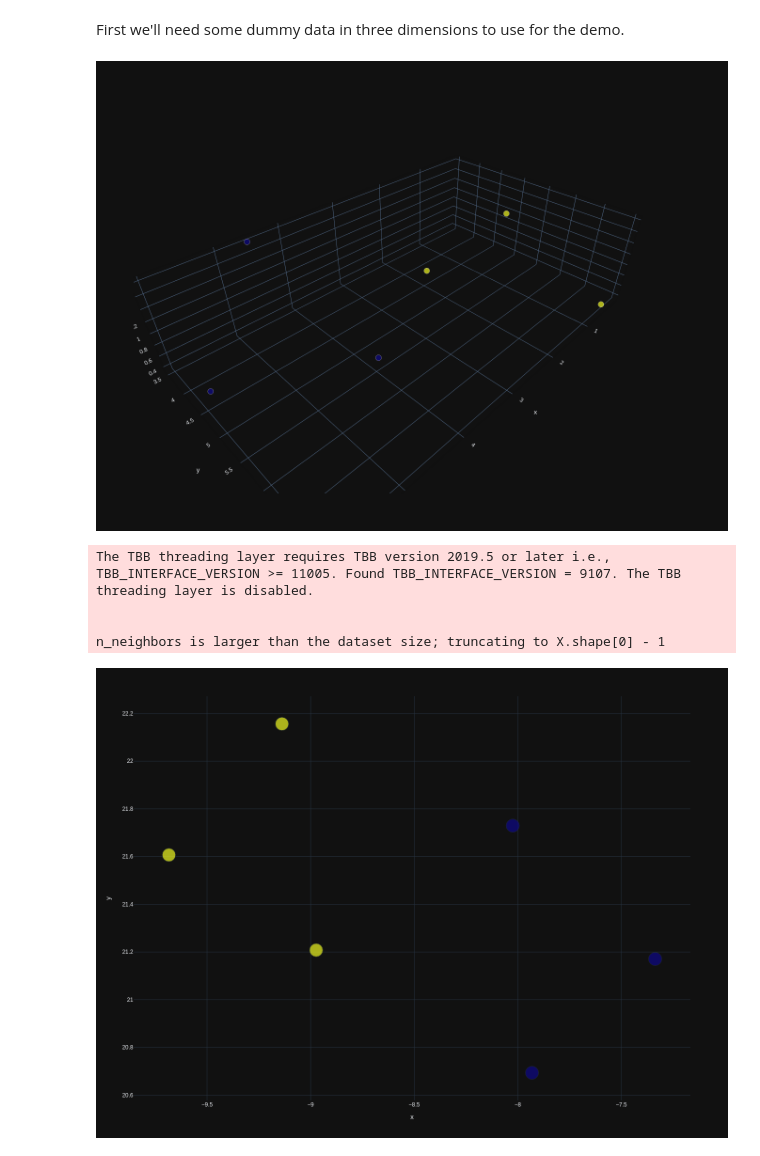
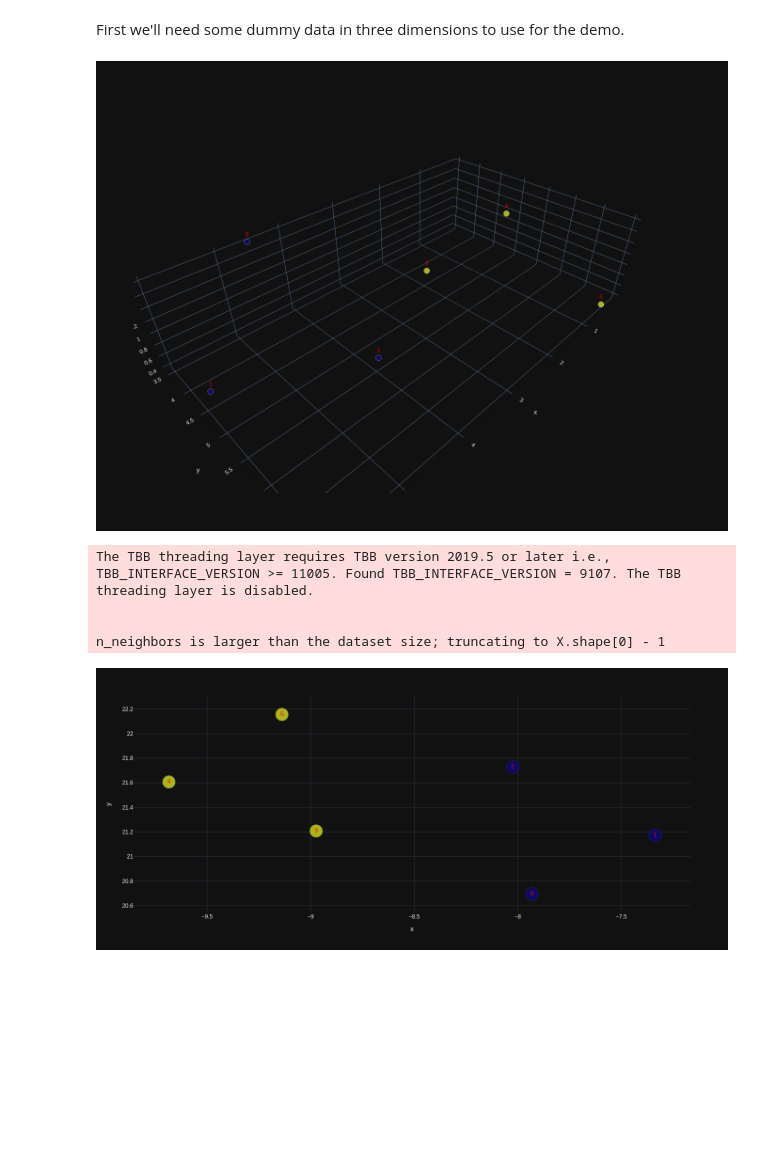
Before and after one commit to linesn/topic_model_dimensionality_reduction, a Jupyter notebook: NOTEBOOKS/dimensionality_reduction_demo.ipynb, the cells around one changed output. Drawn from its saved outputs; the diff is of its cells as text; code cells hidden in the pictures; blank space fills up the shorter version.

```diff
--- a/NOTEBOOKS/dimensionality_reduction_demo.ipynb
+++ b/NOTEBOOKS/dimensionality_reduction_demo.ipynb
@@ -4,6 +4,8 @@
 %pylab inline
 # %% [output]
 Populating the interactive namespace from numpy and matplotlib
+# %%
+plt.style.use('dark_background')
 # %%
 import plotly.express as px
 # %%
@@ -20,13 +192,13 @@ dw = concatenate([absolute(class1), absolute(class2)])
 # %%
 classes = [0]*3 + [1]*3
 # %%
-fig = px.scatter_3d(x=dw[:,0],y=dw[:,1],z=dw[:,2],color=classes,size=[1]*6,template="plotly_dark")
-fig.update_traces(marker_coloraxis=None)
+fig = px.scatter_3d(x=dw[:,0],y=dw[:,1],z=dw[:,2],color=classes,size=[1]*6,template="plotly_dark",text=[str(i) for i in range(6)],)
+fig.update_traces(marker_coloraxis=None,textfont_color="red")
 fig.update_layout(autosize=False,width=1000,height=1000)
 fig.write_image(file="../IMAGES/demo_3d.png", format="png")
 fig.show()
 # %% [output]
-[figure, old version]
+[figure, new version]
 # %%
 model_umap = UMAP(n_components=2, init='random', random_state=1)
 umap_dt = model_umap.fit_transform(dw)
@@ -36,10 +208,10 @@ The TBB threading layer requires TBB version 2019.5 or later i.e., TBB_INTERFACE
 
 n_neighbors is larger than the dataset size; truncating to X.shape[0] - 1
 # %%
-fig = px.scatter(x=umap_dt[:,0],y=umap_dt[:,1],color=classes,size=[1]*6,template="plotly_dark")
-fig.update_traces(marker_coloraxis=None)
-fig.update_layout(autosize=False,width=1000,height=1000)
+fig = px.scatter(x=umap_dt[:,0],y=umap_dt[:,1],color=classes,size=[1]*6,template="plotly_dark",text=[str(i) for i in range(6)],)
+fig.update_traces(marker_coloraxis=None,textfont_color="red")
+fig.update_layout(autosize=False,width=800,height=600)
 fig.write_image(file="../IMAGES/demo_2d.png", format="png")
 fig.show()
 # %% [output]
-[figure, old version]
+[figure, new version]
```
Also changed, not shown: parts of 13 cells of this notebook, 1 other file.
